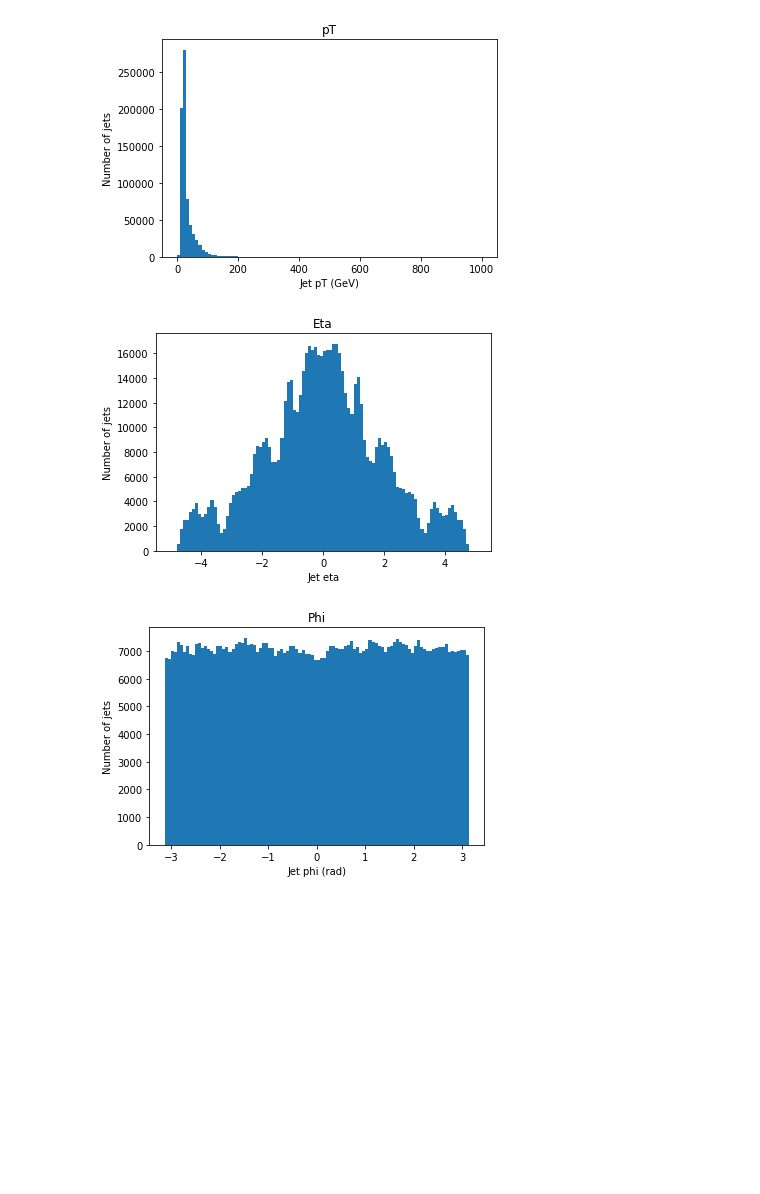
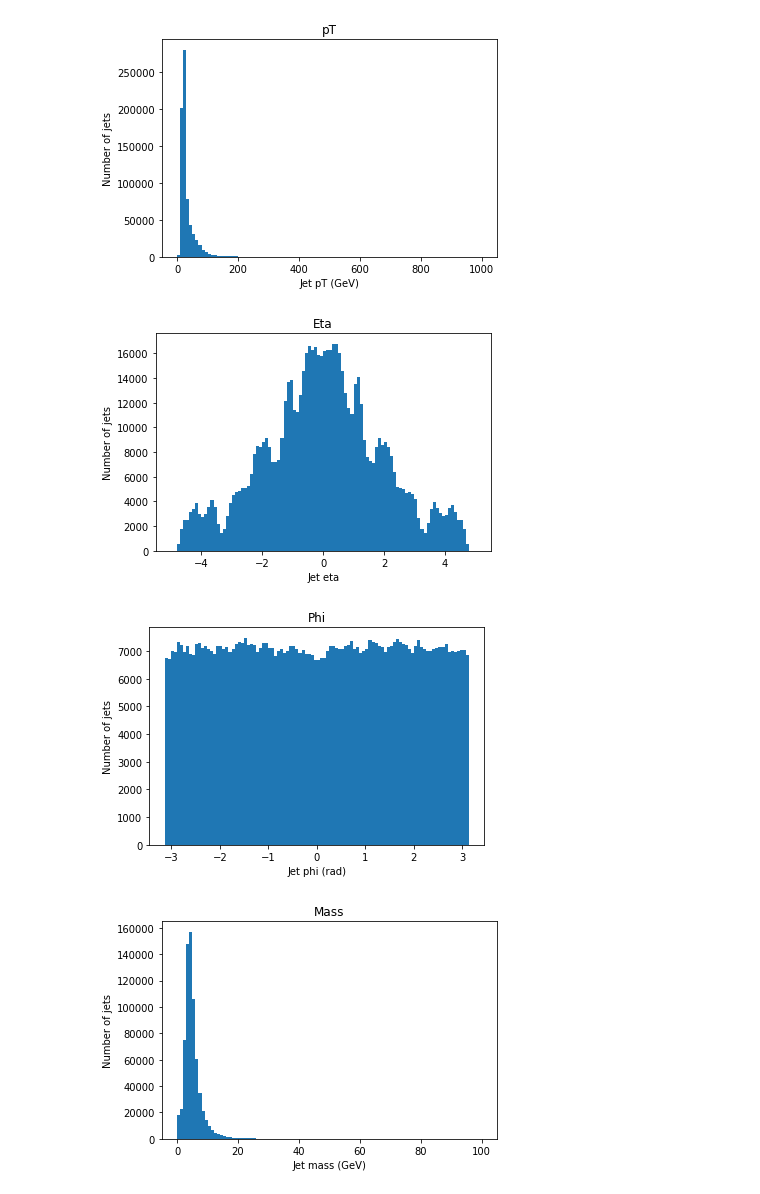
Before and after one commit to masonproffitt/BDTTrainingAnalysisLanguage, a Jupyter notebook: examples/p4_test.ipynb, the cells around one changed output. Drawn from its saved outputs; the diff is of its cells as text; code cells hidden in the pictures; blank space fills up the shorter version.

```diff
--- a/examples/p4_test.ipynb
+++ b/examples/p4_test.ipynb
@@ -203,33 +239,40 @@ E = [[166898.46875 326920.8125] [356890.9375 529513.25] [103404.921875 48071.136
 import matplotlib.pyplot as plt
 
 plt.hist(jet_p4.E().flatten(), 100, (0,1000))
 plt.title('E')
 plt.xlabel('Jet energy (GeV)')
 plt.ylabel('Number of jets')
 plt.show()
 
 plt.hist(jet_p4.pT().flatten(), 100, (0,1000))
 plt.title('pT')
 plt.xlabel('Jet pT (GeV)')
 plt.ylabel('Number of jets')
 plt.show()
 
 plt.hist(jet_p4.eta().flatten(), 100, (-5,5))
 plt.title('Eta')
 plt.xlabel('Jet eta')
 plt.ylabel('Number of jets')
 plt.show()
 
 plt.hist(jet_p4.phi().flatten(), 100, (-pi,pi))
 plt.title('Phi')
 plt.xlabel('Jet phi (rad)')
 plt.ylabel('Number of jets')
 plt.show()
+
+plt.hist(jet_p4.m().flatten(), 100, (0,100))
+plt.title('Mass')
+plt.xlabel('Jet mass (GeV)')
+plt.ylabel('Number of jets')
+plt.show()
 # %% [output]
 [figure]
 [figure]
 [figure]
 [figure]
+[figure, added]
 # %%
 plt.hist(LLP_p4.E().flatten() / 1000, 100, (0,1000))
 plt.title('E')
```
Also changed, not shown: parts of 22 cells of this notebook.
